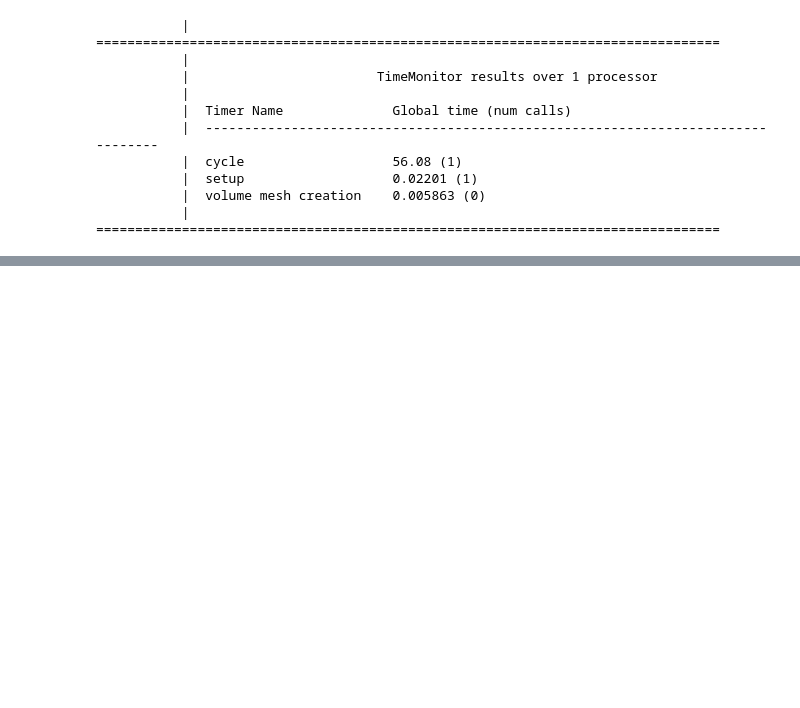
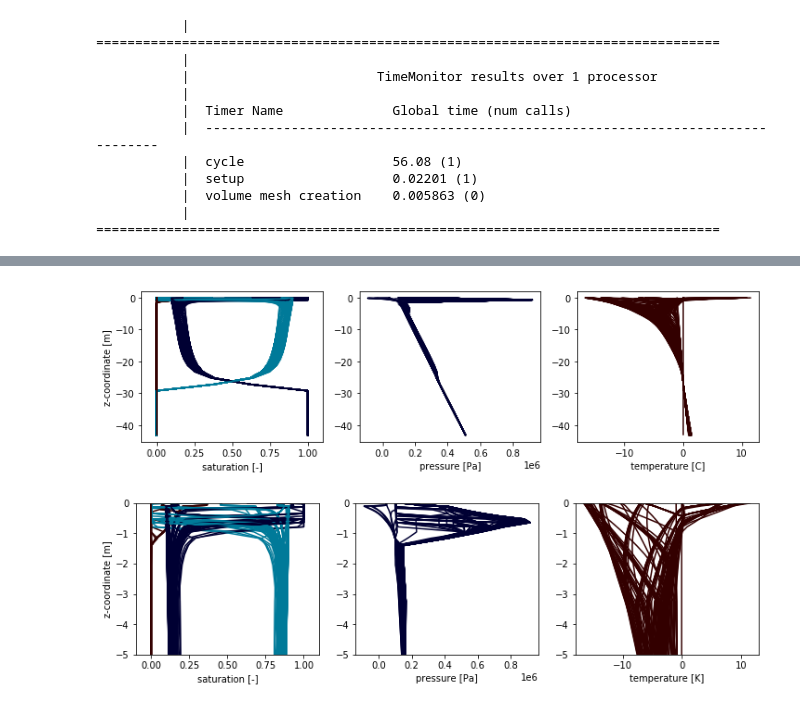
Before and after one commit to amanzi/ats-testsuite-arctic, a Jupyter notebook: testing/ELM-hillslope/1D/1D_column_visualize.ipynb, the cells around one changed output, grey strips where cells are left out. Drawn from its saved outputs; the diff is of its cells as text; code cells hidden in the pictures; blank space fills up the shorter version.

```diff
--- a/testing/ELM-hillslope/1D/1D_column_visualize.ipynb
+++ b/testing/ELM-hillslope/1D/1D_column_visualize.ipynb
@@ -302,0 +184,5 @@ go("test8/test8-organic.regression.gold", year(9))
+# %%
+plot_resutls("test7/test7.default_ice_const.regression")
+# %% [output]
+[figure, added]
+[figure, added]
```
Also changed, not shown: parts of 11 cells of this notebook, 2 other files.
